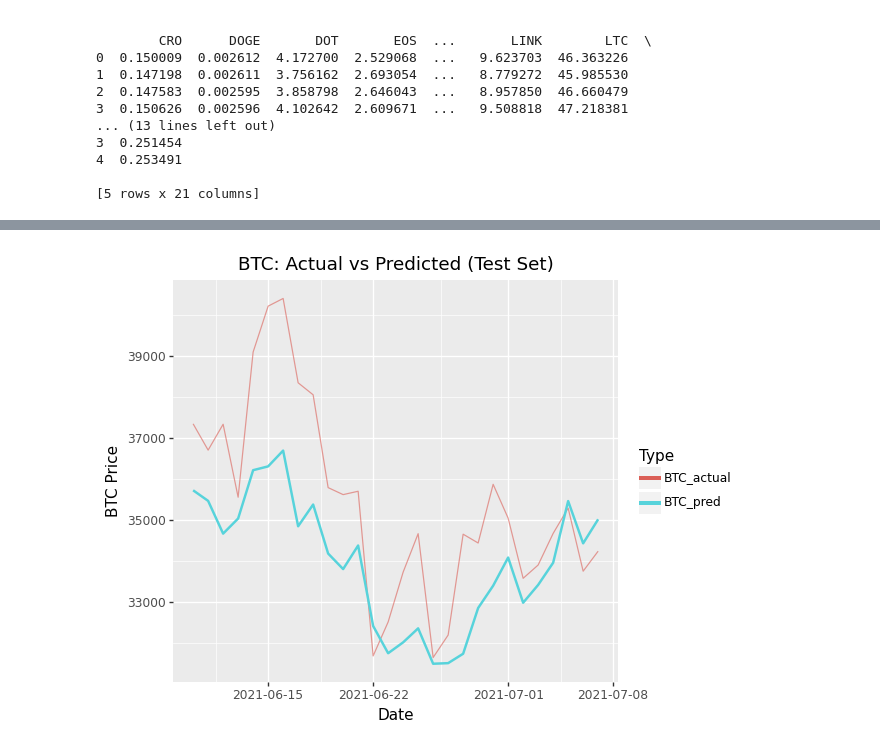
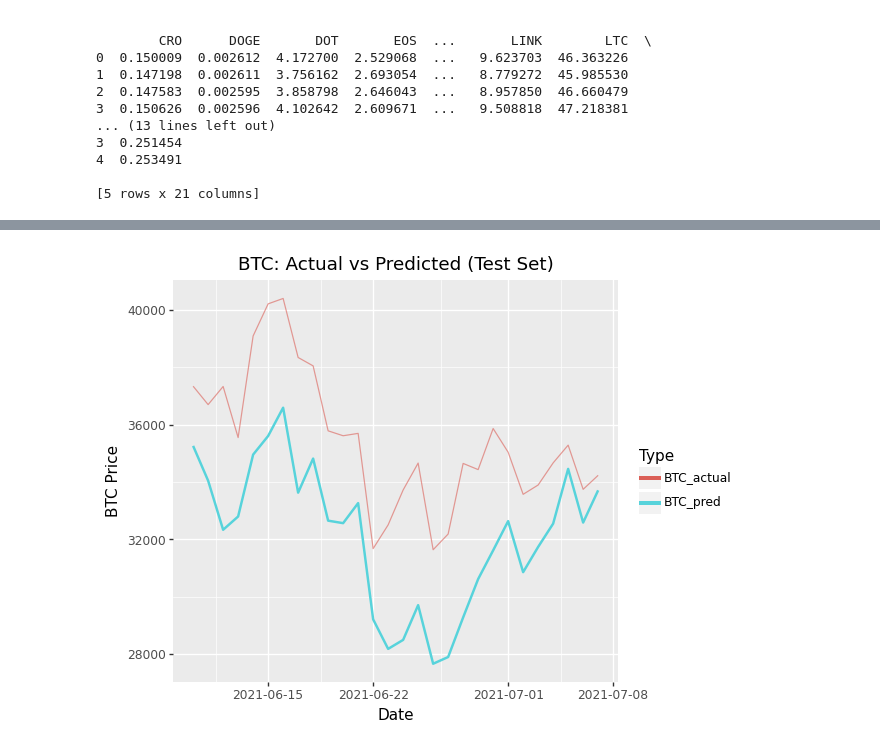
Before and after one commit to psmith2003/Synthetic-Statistical-Arbitrage, a Jupyter notebook: gradient_weights.ipynb, the cells around one changed output, grey strips where cells are left out. Drawn from its saved outputs; the diff is of its cells as text; code cells hidden in the pictures.

Commit message:
added to gradient_weights

```diff
--- a/gradient_weights.ipynb
+++ b/gradient_weights.ipynb
@@ -98,19 +122,22 @@ class LinearRegressionModel(nn.Module):
     def forward(self, x):
         return self.linear(x) # no activation function, just linear
 
-model = LinearRegressionModel(X.shape[1])
+model = LinearRegressionModel(X.shape[1]).to(device)
 # %%
 # Training Setup
-optimizer = torch.optim.Adam(model.parameters(), lr=0.01, weight_decay=0.001)
+optimizer = torch.optim.Adam(model.parameters(), lr=0.01)
 criterion = nn.MSELoss()
 # %%
 # Training Loop
-epochs = 100
+epochs = 1000
 # Define fractions per epoch (repeat if epochs > 9)
-fractions = [1.0]*30 + [0.5]*30 + [0.25]*40
+fractions = [1.0]*200 + [0.5]*400 + [0.25]*400
 if epochs > len(fractions):
     # Extend the last fraction for remaining epochs
     fractions += [fractions[-1]]*(epochs - len(fractions))
+
+# Put model on device
+model.to(device)
 
 for epoch in range(epochs):
     # Determine fraction for this epoch
@@ -128,6 +155,7 @@ for epoch in range(epochs):
     model.train()
     train_loss = 0
     for X_batch, y_batch in train_loader_epoch:
+        X_batch, y_batch = X_batch.to(device), y_batch.to(device)
         optimizer.zero_grad()
         outputs = model(X_batch)
         loss = criterion(outputs, y_batch)
@@ -144,6 +172,7 @@ for epoch in range(epochs):
         test_loss = 0
         with torch.no_grad():
             for X_batch, y_batch in test_loader:
+                X_batch, y_batch = X_batch.to(device), y_batch.to(device)
                 test_outputs = model(X_batch)
                 loss = criterion(test_outputs, y_batch)
                 test_loss += loss.item() * X_batch.size(0)
@@ -164,8 +200,8 @@ Epoch [100/100], fraction=0.25, Train Loss: 0.0167, Test Loss: 0.0151
 # %%
 # Extract Weights
-raw_weights = model.linear.weight.detach().numpy().flatten()
+raw_weights = model.cpu().linear.weight.detach().numpy().flatten()
 
 # Rescale weights
-weights = raw_weights * scalar_y.scale_ / scalar_X.scale_
+weights = raw_weights * scalar_y.mean_ / scalar_X.mean_
 print("Weights unscaled: ", weights)
 # %% [output]
@@ -216,41 +254,38 @@ p_train.draw()
 # %%
-# Predict on test
-model.eval()
-y_test_pred_list = []
+# Compute weighted portfolio again (if not already done)
+X_cols = sec_wide.drop(columns=['Date', base])
+weighted_sum = (X_cols.values * weights).sum(axis=1)
 
-with torch.no_grad():
-    for X_batch, _ in test_loader:
-        y_pred_batch = model(X_batch)
-        y_test_pred_list.append(y_pred_batch)
-
-# Concatenate batches and inverse scale
-y_test_pred = torch.cat(y_test_pred_list, dim=0).numpy()
-y_test_pred_orig = scalar_y.inverse_transform(y_test_pred)
-y_test_orig = scalar_y.inverse_transform(y_test.numpy())
-
-
-# Plot
-df_plot = pd.DataFrame({
-    'Date': sec_wide['Date'][split_idx:].reset_index(drop=True),
-    'BTC_actual': y_test_orig.flatten(),
-    'BTC_pred': y_test_pred_orig.flatten()
+portfolio = pd.DataFrame({
+    'Date': sec_wide['Date'],
+    'Weighted_Sum': weighted_sum
 })
 
-# Melt the DataFrame so we can map actual vs predicted to color
-df_melt = df_plot.melt(id_vars='Date', value_vars=['BTC_actual', 'BTC_pred'],
-                       var_name='Type', value_name='BTC')
+# Plot test set
+df_plot_test = pd.DataFrame({
+    'Date': sec_wide['Date'].iloc[split_idx:].reset_index(drop=True),
+    'BTC_actual': sec_wide[base].iloc[split_idx:].to_numpy().flatten(),
+    'BTC_pred': portfolio['Weighted_Sum'].iloc[split_idx:].to_numpy().flatten()
+})
+
+# Melt for plotting
+df_melt_test = df_plot_test.melt(
+    id_vars='Date',
+    value_vars=['BTC_actual', 'BTC_pred'],
+    var_name='Type',
+    value_name='BTC'
+)
 
 # Plot with legend
-p = (
-    ggplot(df_melt, aes(x='Date', y='BTC', color='Type')) +
-    geom_line(data=df_melt[df_melt['Type']=='BTC_actual'], alpha=0.6) +
-    geom_line(data=df_melt[df_melt['Type']=='BTC_pred'], size=1) +
+p_test = (
+    ggplot(df_melt_test, aes(x='Date', y='BTC', color='Type')) +
+    geom_line(df_melt_test[df_melt_test['Type'] == 'BTC_actual'], alpha=0.6) +
+    geom_line(df_melt_test[df_melt_test['Type'] == 'BTC_pred'], size=1) +
     ggtitle('BTC: Actual vs Predicted (Test Set)') +
     xlab('Date') +
     ylab('BTC Price')
 )
-p.draw()
 
-# TODO: Scaling requires a intercept or else prediction is too low, find fix
+p_test.draw()
 # %% [output]
-[figure, old version]
+[figure, new version]
```
Also changed, not shown: parts of 8 cells of this notebook.
